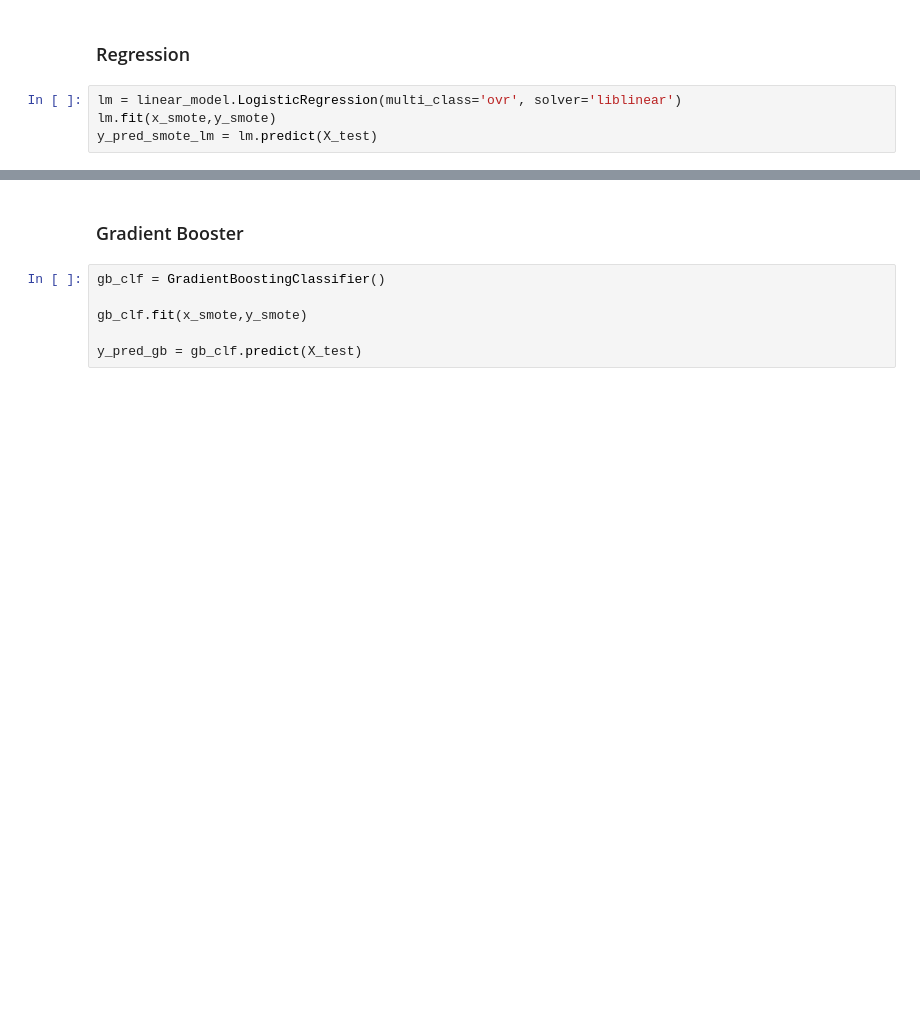
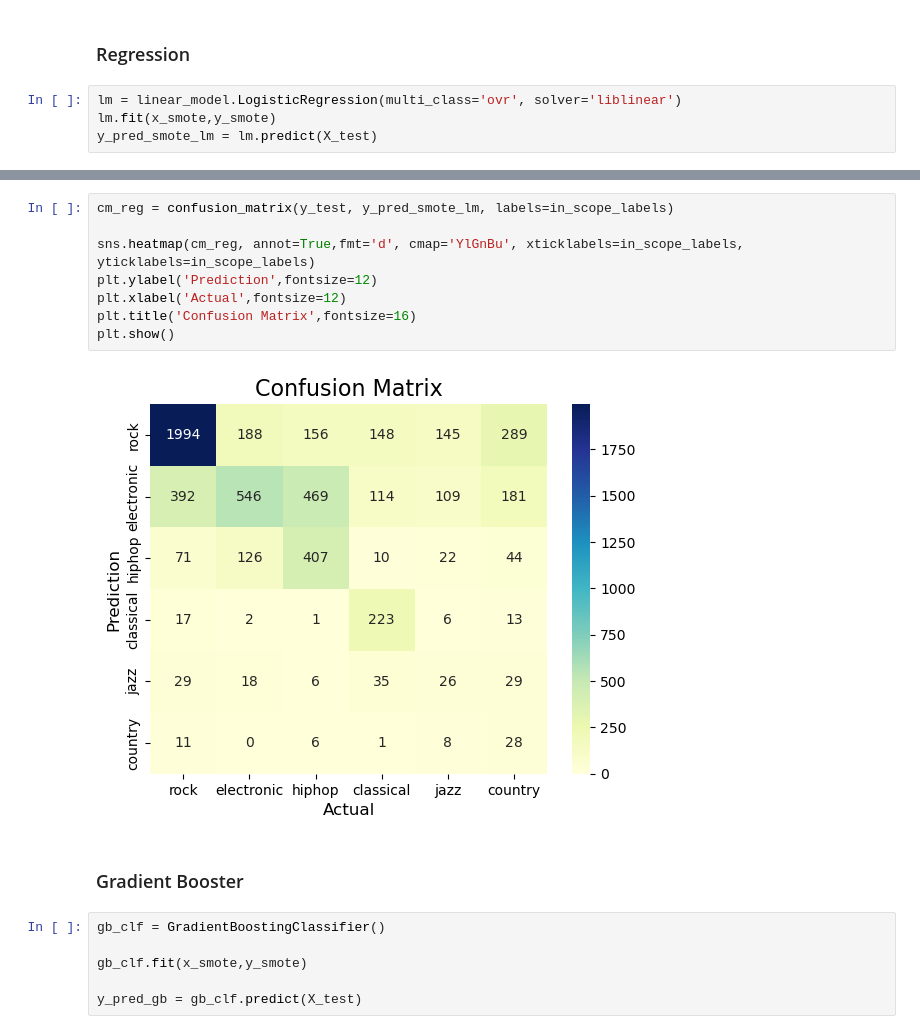
Before and after one commit to BMurp/music_modeling_capstone, a Jupyter notebook: notebooks/exploratory/Attempts_at_Classification.ipynb, the cells around one changed output, grey strips where cells are left out. Cells and saved outputs as stored; diff of their text form; blank space fills up the shorter version.

```diff
--- a/notebooks/exploratory/Attempts_at_Classification.ipynb
+++ b/notebooks/exploratory/Attempts_at_Classification.ipynb
@@ -225,3 +203,13 @@ lm.predict_proba_
+# %%
+cm_reg = confusion_matrix(y_test, y_pred_smote_lm, labels=in_scope_labels)
+
+sns.heatmap(cm_reg, annot=True,fmt='d', cmap='YlGnBu', xticklabels=in_scope_labels, yticklabels=in_scope_labels)
+plt.ylabel('Prediction',fontsize=12)
+plt.xlabel('Actual',fontsize=12)
+plt.title('Confusion Matrix',fontsize=16)
+plt.show()
+# %% [output]
+[figure, added]
 # %% [markdown]
 ### Gradient Booster
 # %%
```
Also changed, not shown: parts of 40 cells of this notebook.
